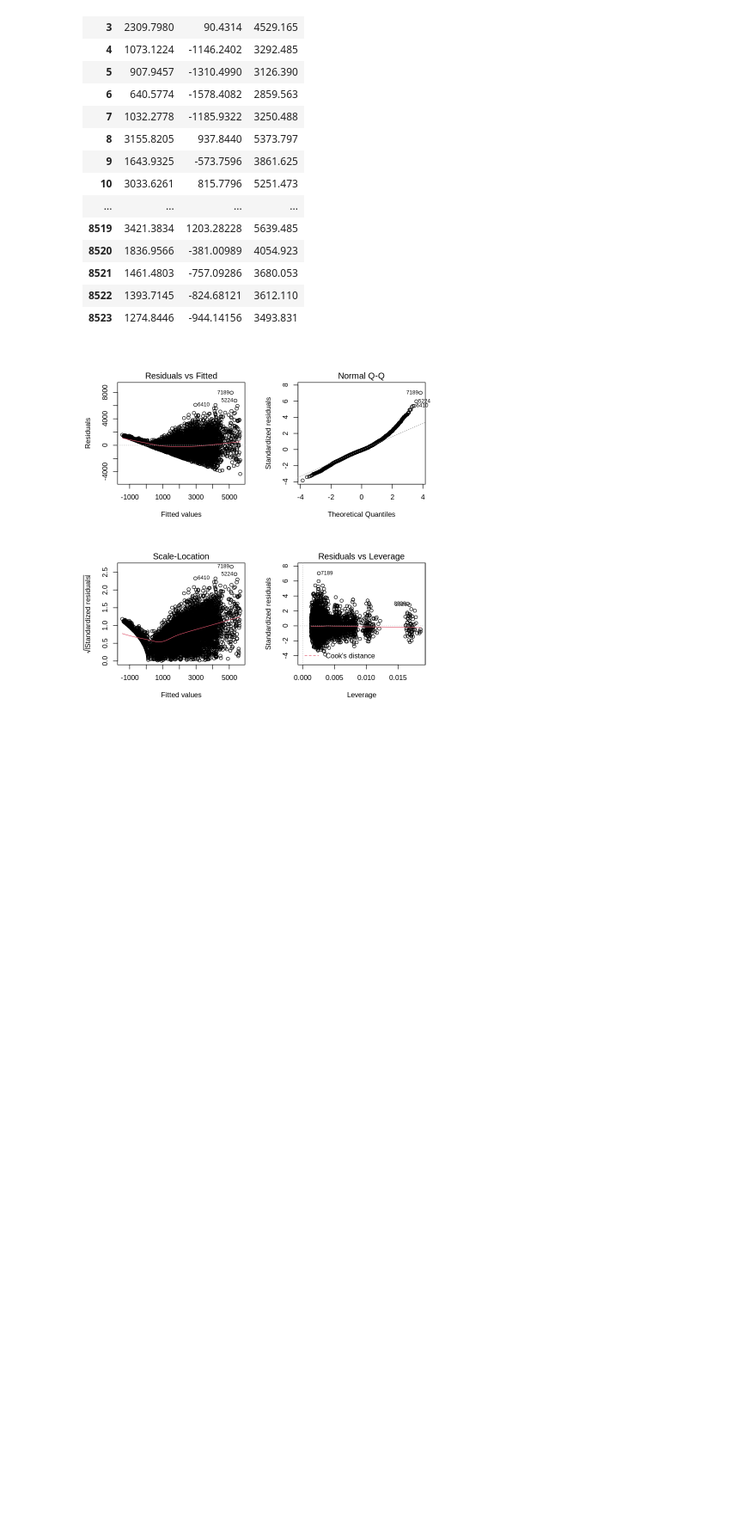
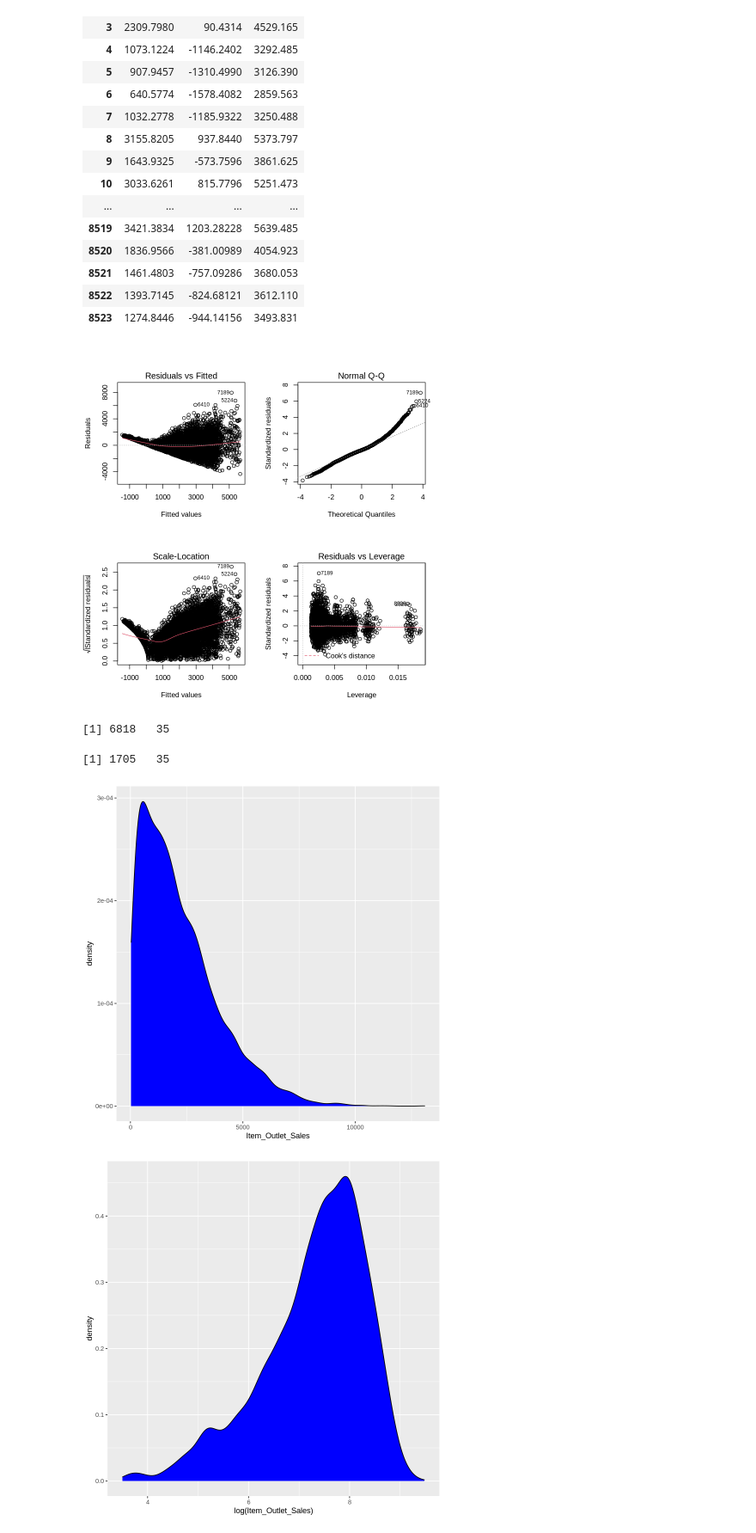
Before and after one commit to soumyakrath/IMTPDS2021, a Jupyter notebook: GitHub-pwd/BigMartSales_Regression.ipynb, the cells around one changed output. Shown: that part at 86% size. Saved outputs shown, nothing was run; the diff lists cells and outputs as text; code cells hidden in the pictures; blank space fills up the shorter version.

```diff
--- a/GitHub-pwd/BigMartSales_Regression.ipynb
+++ b/GitHub-pwd/BigMartSales_Regression.ipynb
@@ -344,3 +344,24 @@ par(mfrow = c(2, 2))
 plot(model)
 # %% [output]
 [figure]
+# %%
+# Split the sample data into training and evaluation set(80:20) and make the model
+set.seed(1)
+row.number <- sample(1:nrow(martsale), 0.8*nrow(martsale))
+train = martsale[row.number,]
+test = martsale[-row.number,]
+dim(train)
+dim(test)
+# %% [output]
+[1] 6818   35
+[1] 1705   35
+# %%
+# Explore the data to check normal distribution in different forms
+# original, log transformation and square root transformation
+
+ggplot(train, aes(Item_Outlet_Sales)) + geom_density(fill="blue")
+ggplot(train, aes(log(Item_Outlet_Sales))) + geom_density(fill="blue")
+ggplot(train, aes(sqrt(Item_Outlet_Sales))) + geom_density(fill="blue")
+# %% [output]
+[figure, added]
+[figure, added]
```
Also changed, not shown: parts of 6 cells of this notebook.
